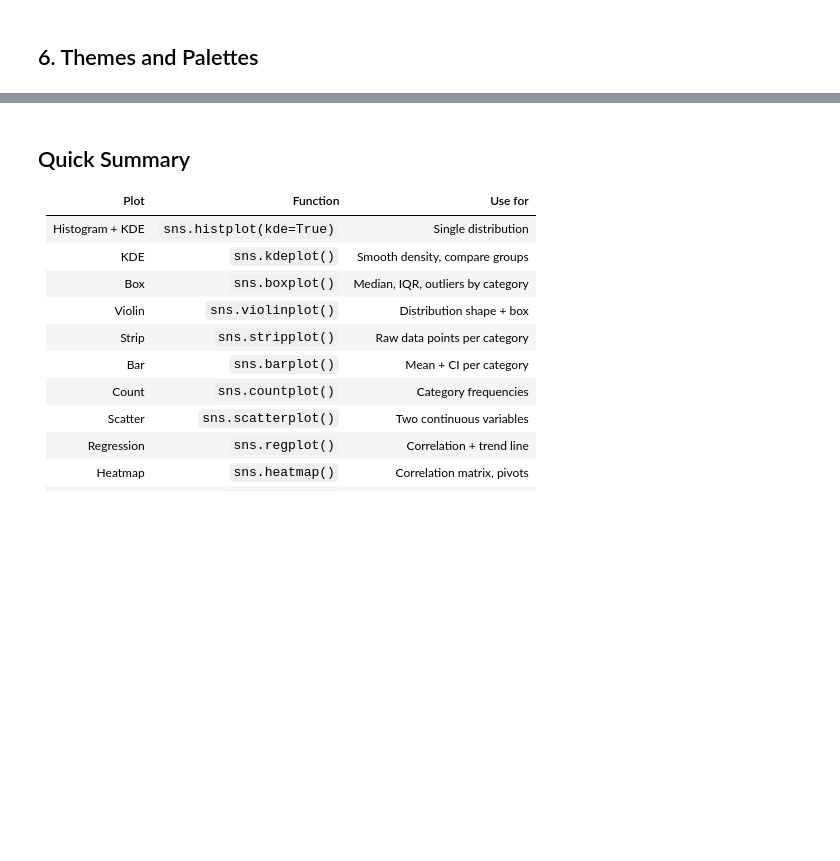
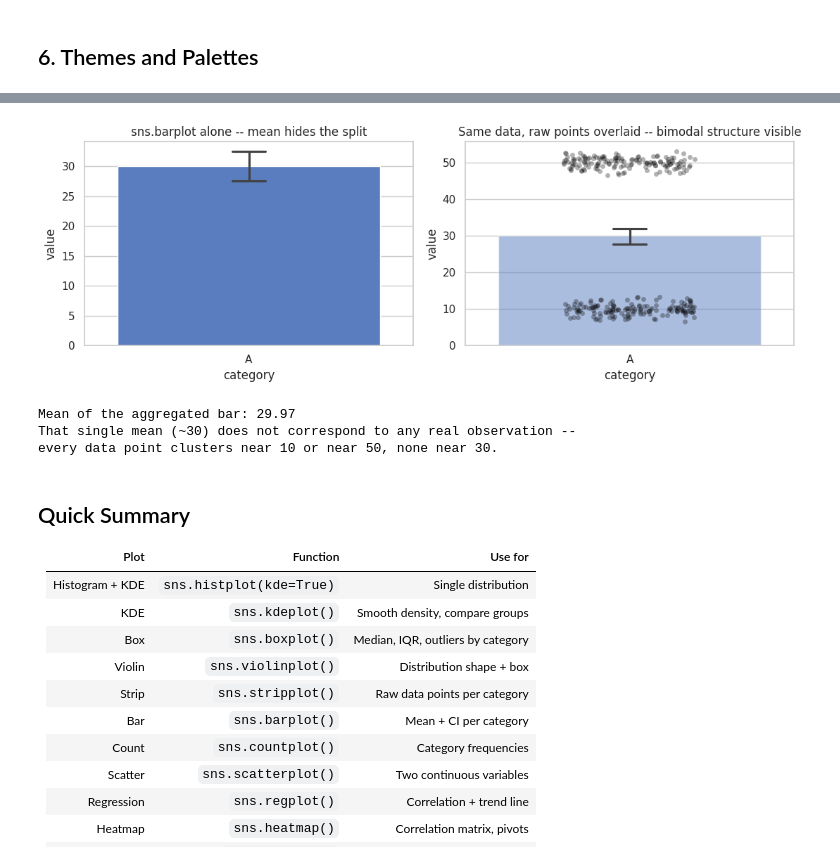
Before and after one commit to yash27007/python-bootcamp, a Jupyter notebook: 03-data-analysis/06-seaborn/seaborn_basics.ipynb, the cells around one changed output, grey strips where cells are left out. Drawn from its saved outputs; the diff is of its cells as text; code cells hidden in the pictures; blank space fills up the shorter version.

```diff
--- a/03-data-analysis/06-seaborn/seaborn_basics.ipynb
+++ b/03-data-analysis/06-seaborn/seaborn_basics.ipynb
@@ -188,3 +264,35 @@ plt.show()
+# %%
+np.random.seed(7)
+# Two underlying subpopulations for the SAME category -- e.g. two distinct customer segments
+group_low  = np.random.normal(10, 1.5, 150)
+group_high = np.random.normal(50, 1.5, 150)
+bimodal = np.concatenate([group_low, group_high])
+bimodal_df = pd.DataFrame({'category': ['A'] * len(bimodal), 'value': bimodal})
+
+fig, axes = plt.subplots(1, 2, figsize=(11, 4))
+
+# Left: barplot alone -- mean +/- CI looks like one smooth, unremarkable center
+sns.barplot(data=bimodal_df, x='category', y='value', errorbar='ci', capsize=0.1, ax=axes[0])
+axes[0].set_title('sns.barplot alone -- mean hides the split')
+
+# Right: same barplot with raw points overlaid -- the bimodal split becomes visible
+sns.barplot(data=bimodal_df, x='category', y='value', errorbar='ci', capsize=0.1,
+            alpha=0.5, ax=axes[1])
+sns.stripplot(data=bimodal_df, x='category', y='value', color='black', alpha=0.3,
+              jitter=0.2, ax=axes[1])
+axes[1].set_title('Same data, raw points overlaid -- bimodal structure visible')
+
+plt.tight_layout()
+plt.show()
+
+print('Mean of the aggregated bar:', round(bimodal.mean(), 2))
+print('That single mean (~30) does not correspond to any real observation --')
+print('every data point clusters near 10 or near 50, none near 30.')
+# %% [output]
+[figure, added]
+Mean of the aggregated bar: 29.97
+That single mean (~30) does not correspond to any real observation --
+every data point clusters near 10 or near 50, none near 30.
 # %% [markdown]
 ## Quick Summary
 
```
Also changed, not shown: parts of 14 cells of this notebook, 13 other files.
